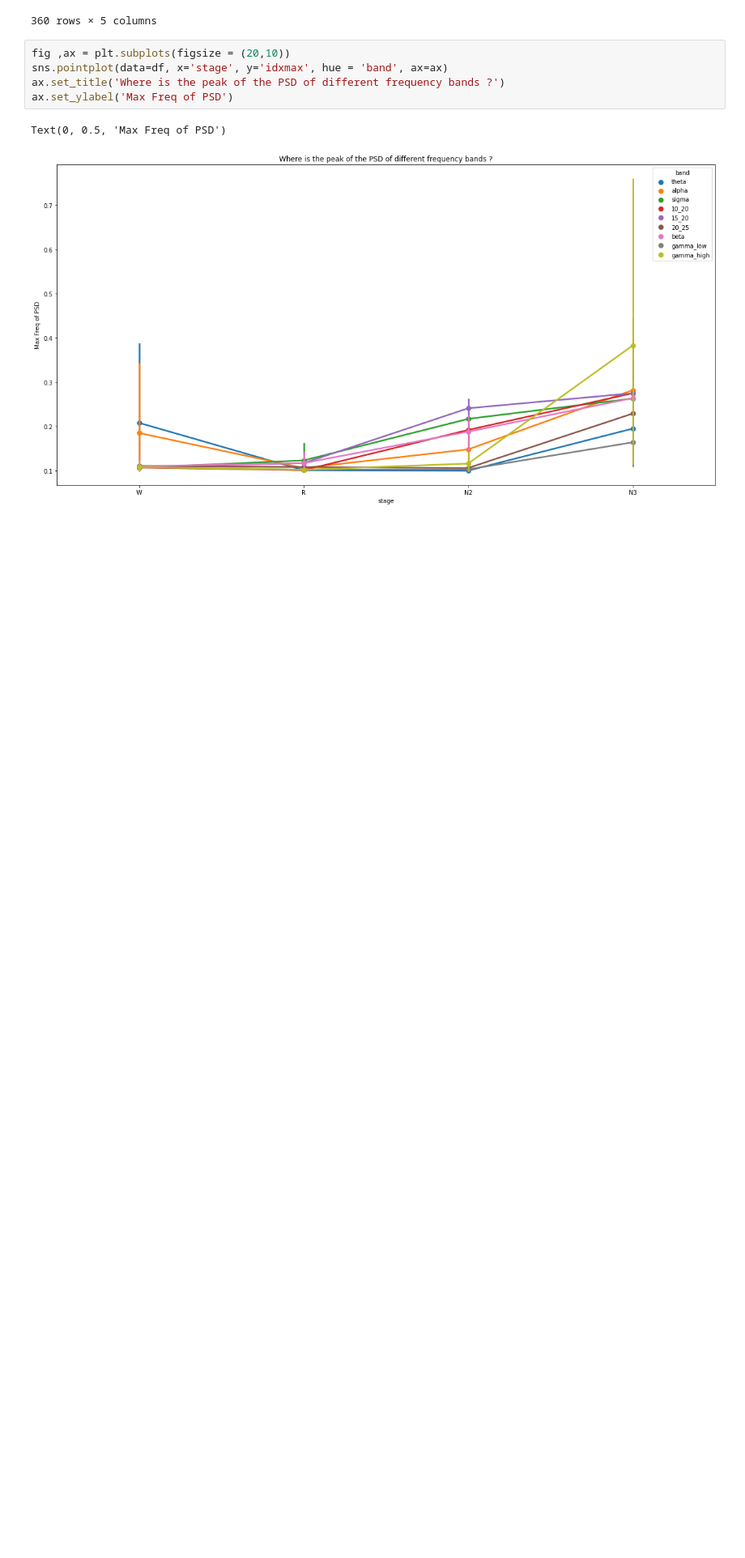
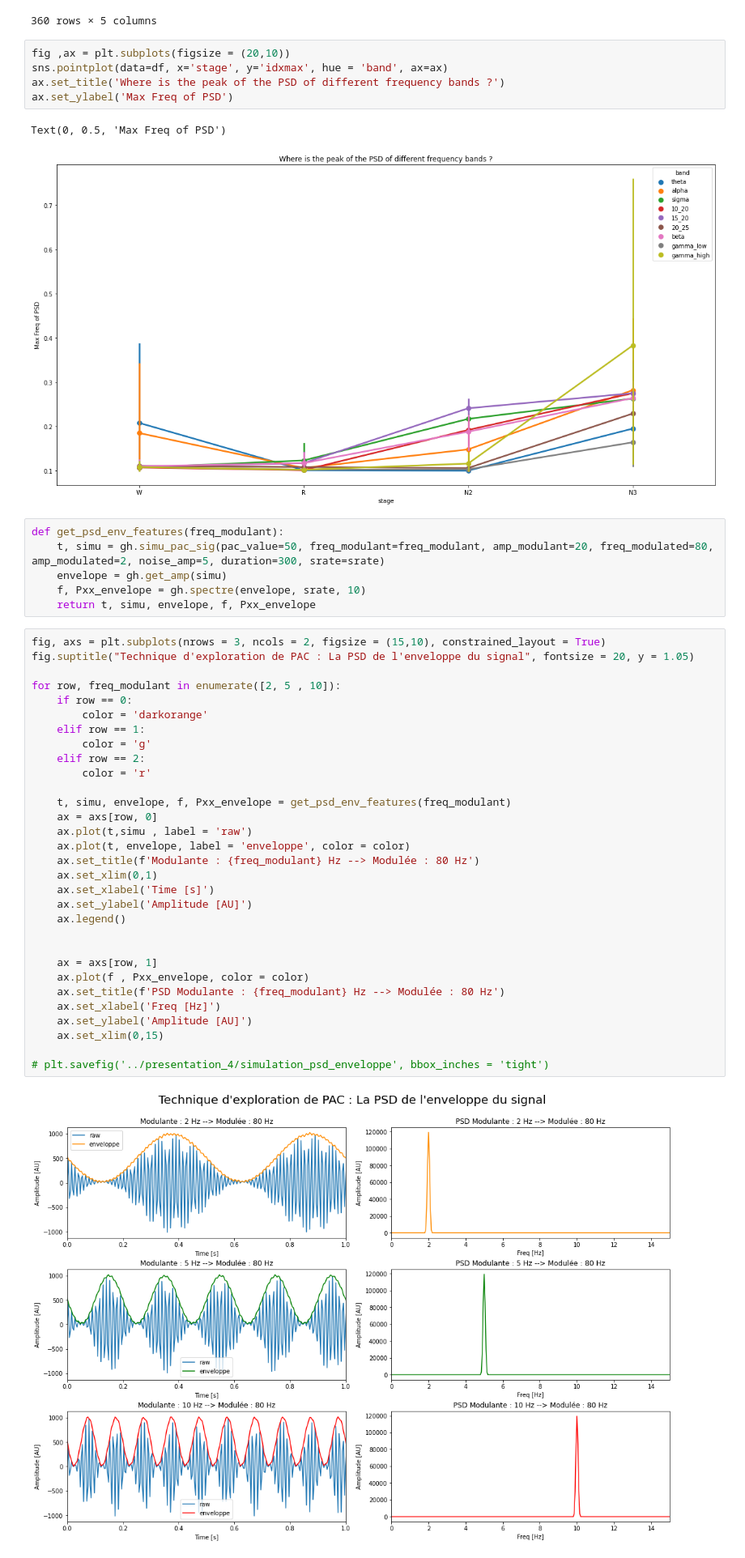
Before and after one commit to ValentinGhibaudo/Sleep_EEG_Respi, a Jupyter notebook: pac_rsp_slowwaves.ipynb, the cells around one changed output. Shown at 81% size. Saved outputs shown, nothing was run; the diff lists cells and outputs as text; blank space fills up the shorter version.

```diff
--- a/pac_rsp_slowwaves.ipynb
+++ b/pac_rsp_slowwaves.ipynb
@@ -561,3 +601,42 @@ ax.set_ylabel('Max Freq of PSD')
 # %% [output]
 Text(0, 0.5, 'Max Freq of PSD')
 [figure]
+# %%
+def get_psd_env_features(freq_modulant):
+    t, simu = gh.simu_pac_sig(pac_value=50, freq_modulant=freq_modulant, amp_modulant=20, freq_modulated=80, amp_modulated=2, noise_amp=5, duration=300, srate=srate)
+    envelope = gh.get_amp(simu)
+    f, Pxx_envelope = gh.spectre(envelope, srate, 10)
+    return t, simu, envelope, f, Pxx_envelope
+# %%
+fig, axs = plt.subplots(nrows = 3, ncols = 2, figsize = (15,10), constrained_layout = True)
+fig.suptitle("Technique d'exploration de PAC : La PSD de l'enveloppe du signal", fontsize = 20, y = 1.05)
+
+for row, freq_modulant in enumerate([2, 5 , 10]):
+    if row == 0:
+        color = 'darkorange'
+    elif row == 1:
+        color = 'g'
+    elif row == 2:
+        color = 'r'
+
+    t, simu, envelope, f, Pxx_envelope = get_psd_env_features(freq_modulant)
+    ax = axs[row, 0]
+    ax.plot(t,simu , label = 'raw')
+    ax.plot(t, envelope, label = 'enveloppe', color = color)
+    ax.set_title(f'Modulante : {freq_modulant} Hz --> Modulée : 80 Hz')
+    ax.set_xlim(0,1)
+    ax.set_xlabel('Time [s]')
+    ax.set_ylabel('Amplitude [AU]')
+    ax.legend()
+
+
+    ax = axs[row, 1]
+    ax.plot(f , Pxx_envelope, color = color)
+    ax.set_title(f'PSD Modulante : {freq_modulant} Hz --> Modulée : 80 Hz')
+    ax.set_xlabel('Freq [Hz]')
+    ax.set_ylabel('Amplitude [AU]')
+    ax.set_xlim(0,15)
+
+# plt.savefig('../presentation_4/simulation_psd_enveloppe', bbox_inches = 'tight')
+# %% [output]
+[figure, added]
```
Also changed, not shown: parts of 11 cells of this notebook, 4 other files.
